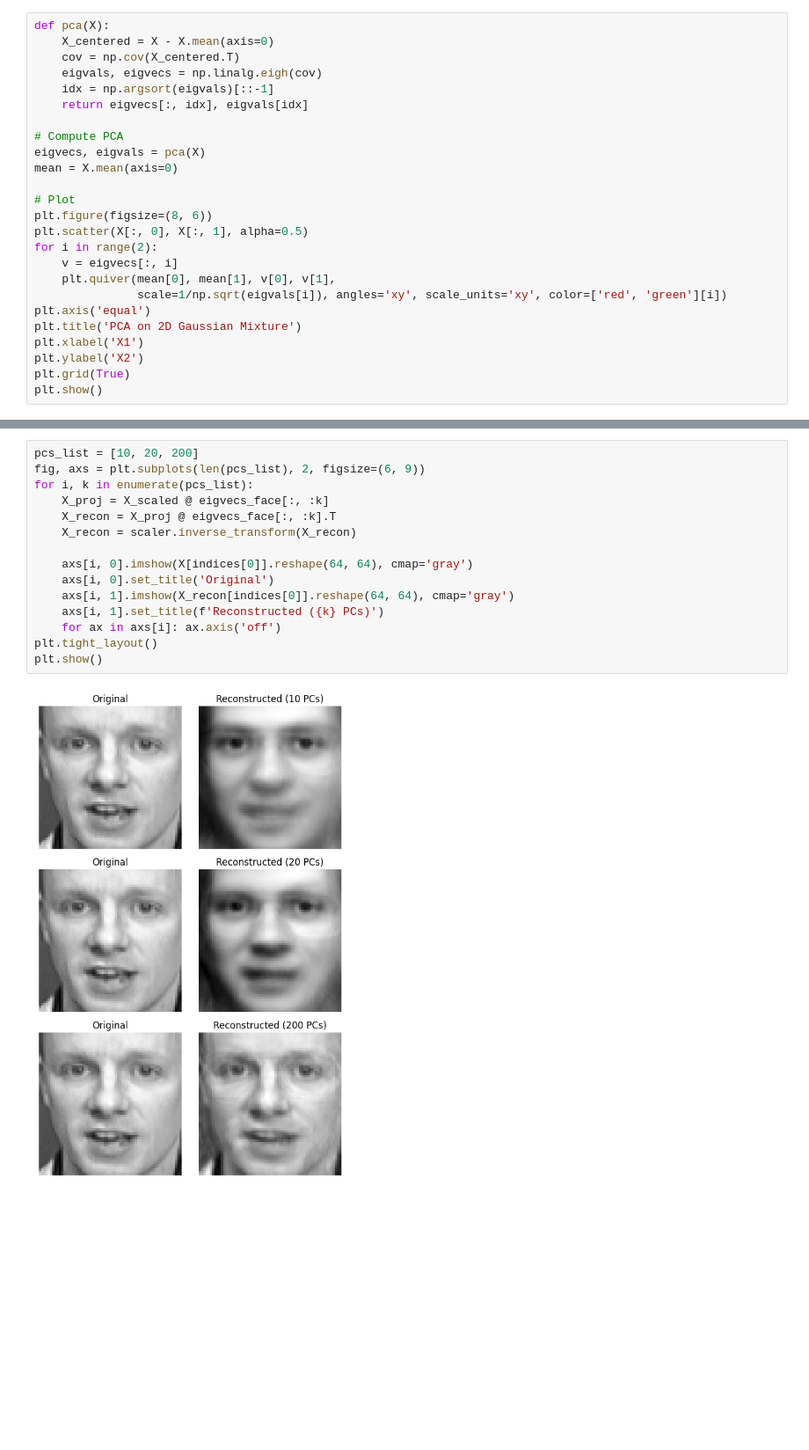
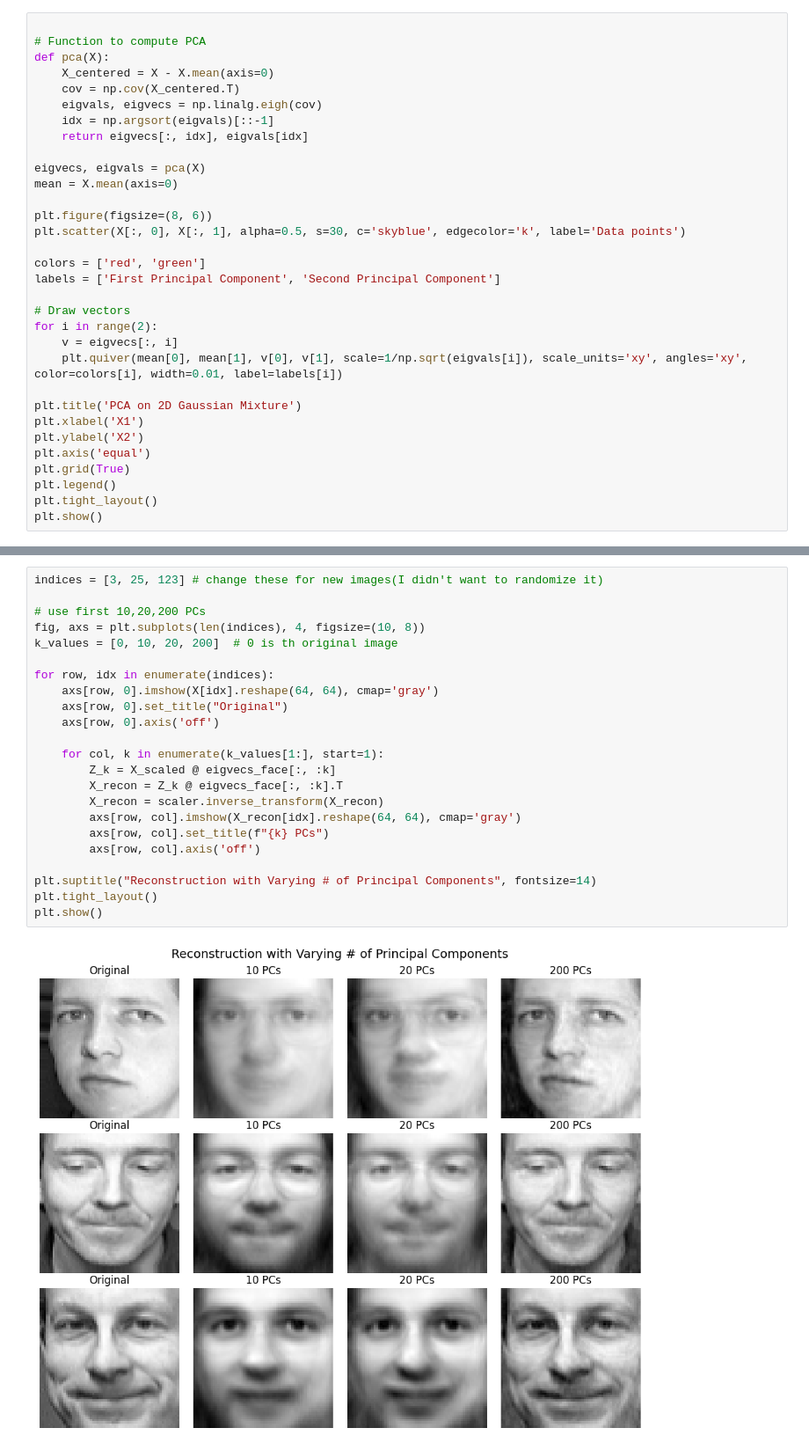
Before and after one commit to Msmith-IG88/ECE283_HW3, a Jupyter notebook: hw3.ipynb, the cells around one changed output, grey strips where cells are left out. Shown at 88% size. Drawn from its saved outputs; the diff is of its cells as text; blank space fills up the shorter version.

```diff
--- a/hw3.ipynb
+++ b/hw3.ipynb
@@ -34,4 +38,6 @@ X = np.vstack([X_C, X_D])
 # %%
+
+# Function to compute PCA
 def pca(X):
     X_centered = X - X.mean(axis=0)
     cov = np.cov(X_centered.T)
@@ -39,21 +45,26 @@ def pca(X):
     idx = np.argsort(eigvals)[::-1]
     return eigvecs[:, idx], eigvals[idx]
 
-# Compute PCA
 eigvecs, eigvals = pca(X)
 mean = X.mean(axis=0)
 
-# Plot
 plt.figure(figsize=(8, 6))
-plt.scatter(X[:, 0], X[:, 1], alpha=0.5)
+plt.scatter(X[:, 0], X[:, 1], alpha=0.5, s=30, c='skyblue', edgecolor='k', label='Data points')
+
+colors = ['red', 'green']
+labels = ['First Principal Component', 'Second Principal Component']
+
+# Draw vectors
 for i in range(2):
     v = eigvecs[:, i]
-    plt.quiver(mean[0], mean[1], v[0], v[1],
-               scale=1/np.sqrt(eigvals[i]), angles='xy', scale_units='xy', color=['red', 'green'][i])
-plt.axis('equal')
+    plt.quiver(mean[0], mean[1], v[0], v[1], scale=1/np.sqrt(eigvals[i]), scale_units='xy', angles='xy', color=colors[i], width=0.01, label=labels[i])
+
 plt.title('PCA on 2D Gaussian Mixture')
 plt.xlabel('X1')
 plt.ylabel('X2')
+plt.axis('equal')
 plt.grid(True)
+plt.legend()
+plt.tight_layout()
 plt.show()
 # %% [output]
@@ -136,17 +148,25 @@ plt.show()
 # %%
-pcs_list = [10, 20, 200]
-fig, axs = plt.subplots(len(pcs_list), 2, figsize=(6, 9))
-for i, k in enumerate(pcs_list):
-    X_proj = X_scaled @ eigvecs_face[:, :k]
-    X_recon = X_proj @ eigvecs_face[:, :k].T
-    X_recon = scaler.inverse_transform(X_recon)
+indices = [3, 25, 123] # change these for new images(I didn't want to randomize it)
 
-    axs[i, 0].imshow(X[indices[0]].reshape(64, 64), cmap='gray')
-    axs[i, 0].set_title('Original')
-    axs[i, 1].imshow(X_recon[indices[0]].reshape(64, 64), cmap='gray')
-    axs[i, 1].set_title(f'Reconstructed ({k} PCs)')
-    for ax in axs[i]: ax.axis('off')
+# use first 10,20,200 PCs
+fig, axs = plt.subplots(len(indices), 4, figsize=(10, 8))
+k_values = [0, 10, 20, 200]  # 0 is th original image
+
+for row, idx in enumerate(indices):
+    axs[row, 0].imshow(X[idx].reshape(64, 64), cmap='gray')
+    axs[row, 0].set_title("Original")
+    axs[row, 0].axis('off')
+
+    for col, k in enumerate(k_values[1:], start=1):
+        Z_k = X_scaled @ eigvecs_face[:, :k]
+        X_recon = Z_k @ eigvecs_face[:, :k].T
+        X_recon = scaler.inverse_transform(X_recon)
+        axs[row, col].imshow(X_recon[idx].reshape(64, 64), cmap='gray')
+        axs[row, col].set_title(f"{k} PCs")
+        axs[row, col].axis('off')
+
+plt.suptitle("Reconstruction with Varying # of Principal Components", fontsize=14)
 plt.tight_layout()
 plt.show()
 # %% [output]
-[figure, old version]
+[figure, new version]
```
Also changed, not shown: parts of 21 cells of this notebook.
